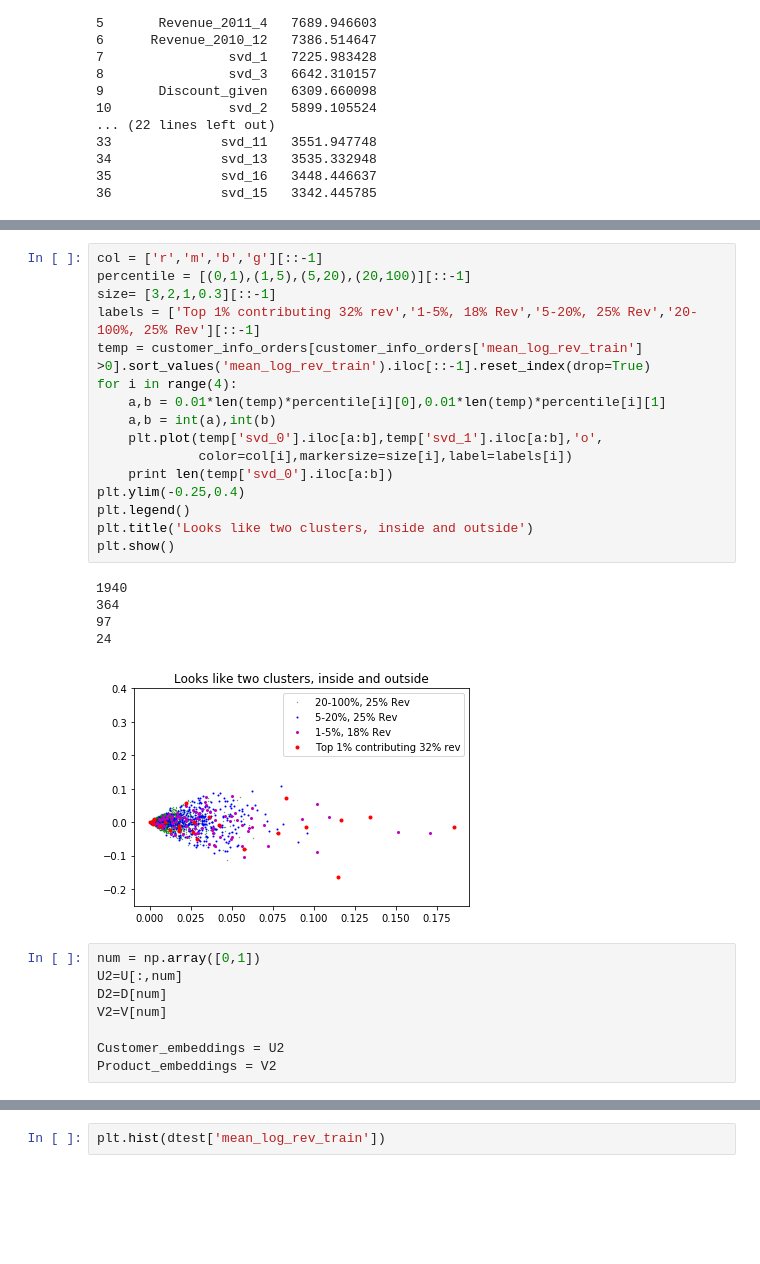
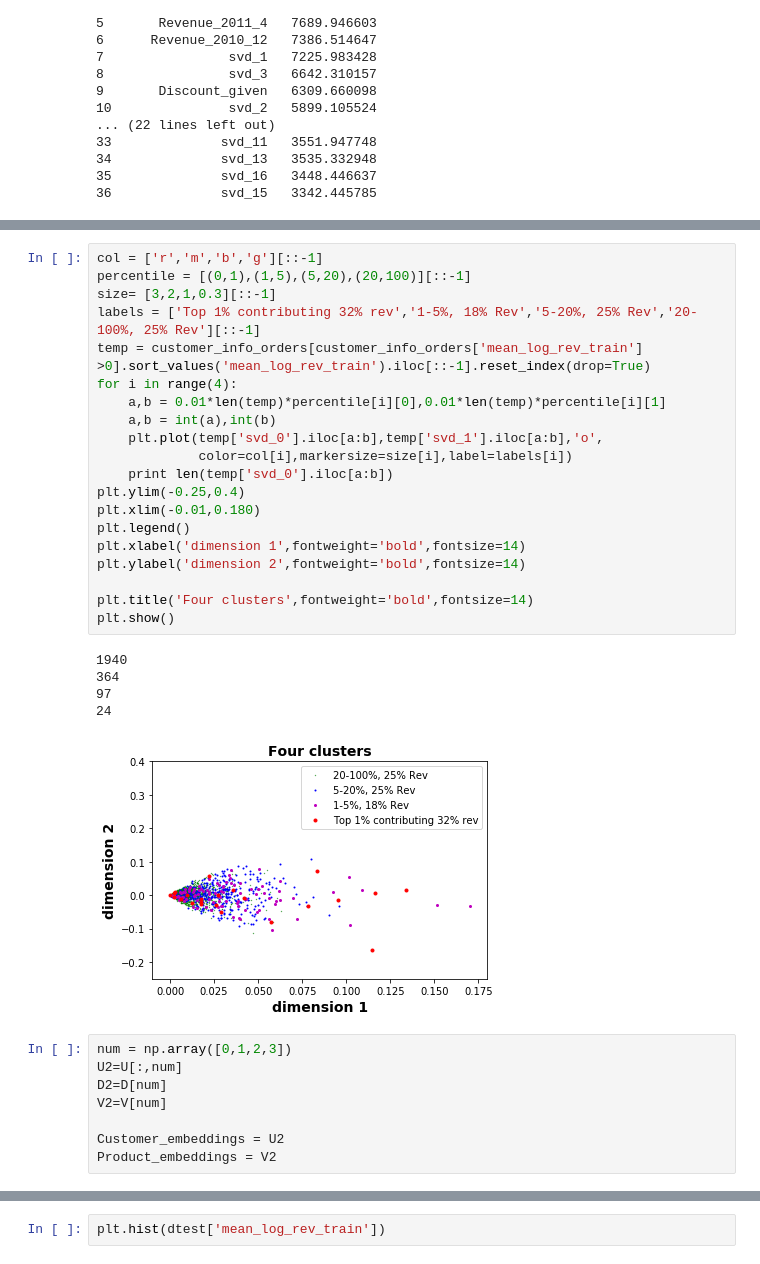
Before and after one commit to leexa90/E-commece-Data-Science, a Jupyter notebook: Untitled_cluster.ipynb, the cells around one changed output, grey strips where cells are left out. Drawn from its saved outputs; the diff is of its cells as text; blank space fills up the shorter version.

```diff
--- a/Untitled_cluster.ipynb
+++ b/Untitled_cluster.ipynb
@@ -672,27 +639,31 @@ plt.show()
 # %%
 col = ['r','m','b','g'][::-1]
 percentile = [(0,1),(1,5),(5,20),(20,100)][::-1]
 size= [3,2,1,0.3][::-1]
 labels = ['Top 1% contributing 32% rev','1-5%, 18% Rev','5-20%, 25% Rev','20-100%, 25% Rev'][::-1]
 temp = customer_info_orders[customer_info_orders['mean_log_rev_train'] >0].sort_values('mean_log_rev_train').iloc[::-1].reset_index(drop=True)
 for i in range(4):
     a,b = 0.01*len(temp)*percentile[i][0],0.01*len(temp)*percentile[i][1]
     a,b = int(a),int(b)
     plt.plot(temp['svd_0'].iloc[a:b],temp['svd_1'].iloc[a:b],'o',
              color=col[i],markersize=size[i],label=labels[i])
     print len(temp['svd_0'].iloc[a:b])
 plt.ylim(-0.25,0.4)
+plt.xlim(-0.01,0.180)
 plt.legend()
-plt.title('Looks like two clusters, inside and outside')
+plt.xlabel('dimension 1',fontweight='bold',fontsize=14)
+plt.ylabel('dimension 2',fontweight='bold',fontsize=14)
+
+plt.title('Four clusters',fontweight='bold',fontsize=14)
 plt.show()
 # %% [output]
 1940
 364
 97
 24
-[figure, old version]
+[figure, new version]
 # %%
-num = np.array([0,1])
+num = np.array([0,1,2,3])
 U2=U[:,num]
 D2=D[num]
 V2=V[num]
```
Also changed, not shown: parts of 19 cells of this notebook, 2 other files.
